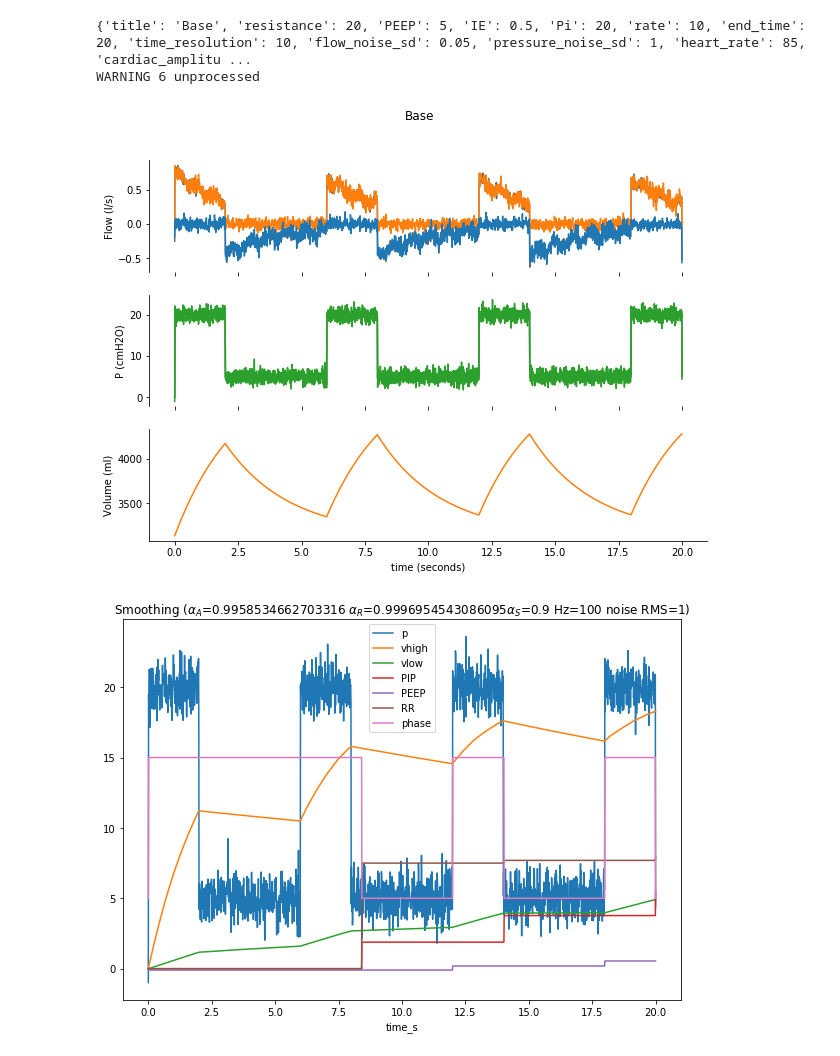
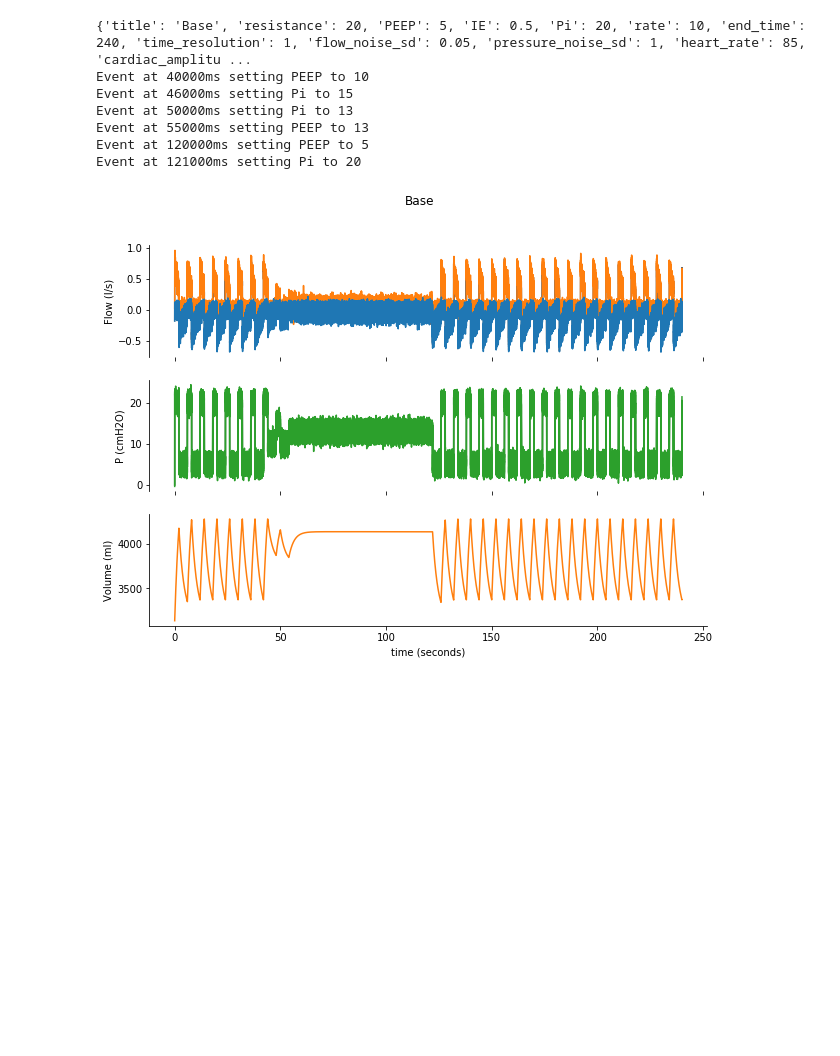
Before and after one commit to ErichBSchulz/lung, a Jupyter notebook: lung.ipynb, the cells around one changed output. Saved outputs shown, nothing was run; the diff lists cells and outputs as text; code cells hidden in the pictures; blank space fills up the shorter version.

Commit message:
tidy up and multiple test runs of various alphas

```diff
--- a/lung.ipynb
+++ b/lung.ipynb
@@ -117,34 +114,28 @@ f = pdf.head(5).to_json(orient='records')
 vs = signal.VentilatorStatus()
 config = signal.VentilatorConfig()
 # %%
-sample_frequency = 100
+sample_frequency = 1000
 start = 40
 fix = 120
 badness = [
     dict(attr = 'PEEP', val = 10, time=start),
     dict(attr = 'Pi', val = 15, time=start+6),
     dict(attr = 'Pi', val = 13, time=start+10),
     dict(attr = 'PEEP', val = 13, time=start+15),
     dict(attr = 'PEEP', val = 5, time=fix),
     dict(attr = 'Pi', val = 20, time=fix+1),
 ]
 scenario = dict(base_scenario,
                 Pi=20, PEEP=5,
-                time_resolution = round(1000/sample_frequency), end_time = 20,
+                time_resolution = round(1000/sample_frequency), end_time = 240,
                 events = badness)
 sim = run_and_output(scenario)
-
-importlib.reload(signal)
-config.sample_frequency = sample_frequency
-
-config.alphaA = signal.retune_alpha(0.66, sample_frequency)
-config.alphaR = signal.retune_alpha(0.97, sample_frequency) # was 0.997 @ 10 hz
-results = signal.process_trace(sim, config, pressure_column='pressure_1')
-
-plot_processed(results)
-plt.show()
 # %% [output]
-{'title': 'Base', 'resistance': 20, 'PEEP': 5, 'IE': 0.5, 'Pi': 20, 'rate': 10, 'end_time': 20, 'time_resolution': 10, 'flow_noise_sd': 0.05, 'pressure_noise_sd': 1, 'heart_rate': 85, 'cardiac_amplitu ...
-WARNING 6 unprocessed
+{'title': 'Base', 'resistance': 20, 'PEEP': 5, 'IE': 0.5, 'Pi': 20, 'rate': 10, 'end_time': 240, 'time_resolution': 1, 'flow_noise_sd': 0.05, 'pressure_noise_sd': 1, 'heart_rate': 85, 'cardiac_amplitu ...
+Event at 40000ms setting PEEP to 10
+Event at 46000ms setting Pi to 15
+Event at 50000ms setting Pi to 13
+Event at 55000ms setting PEEP to 13
+Event at 120000ms setting PEEP to 5
+Event at 121000ms setting Pi to 20
-[figure, old version]
+[figure, new version]
-[figure, removed]
```
Also changed, not shown: parts of 11 cells of this notebook.
